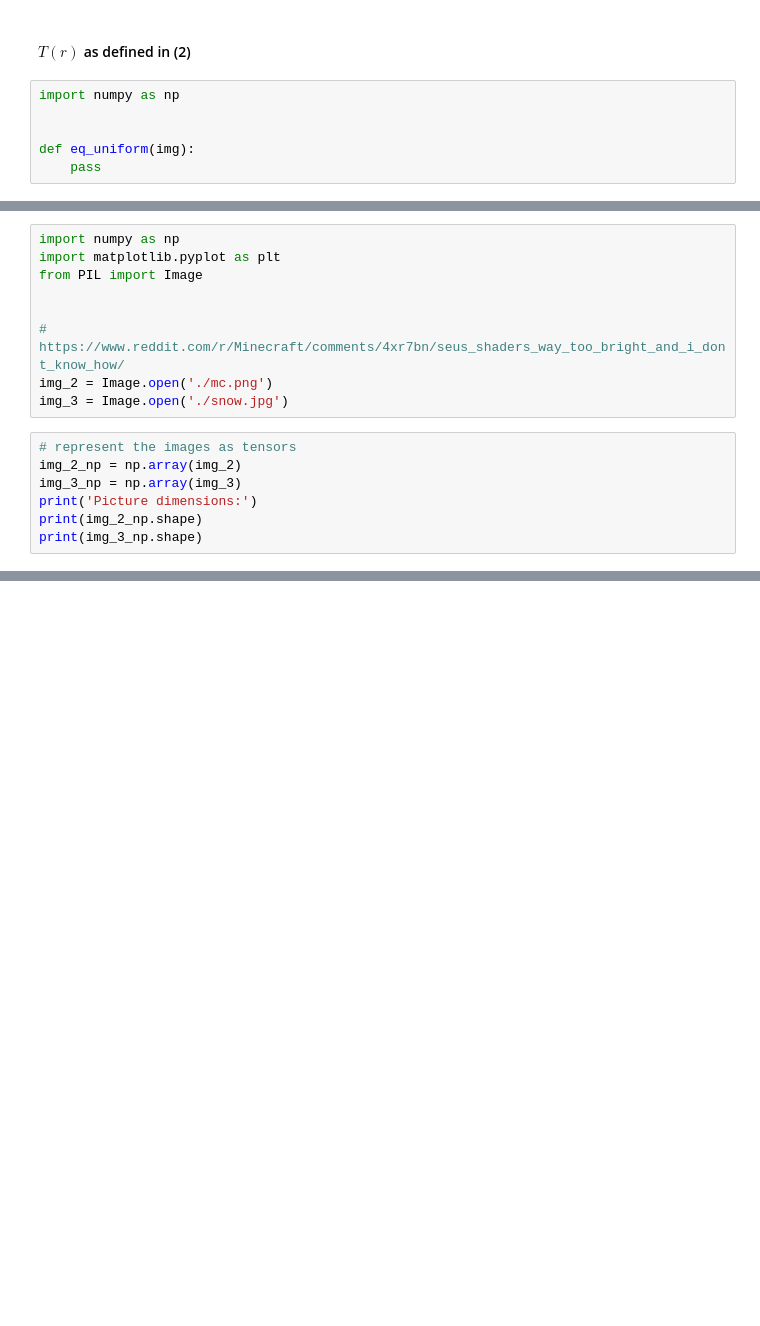
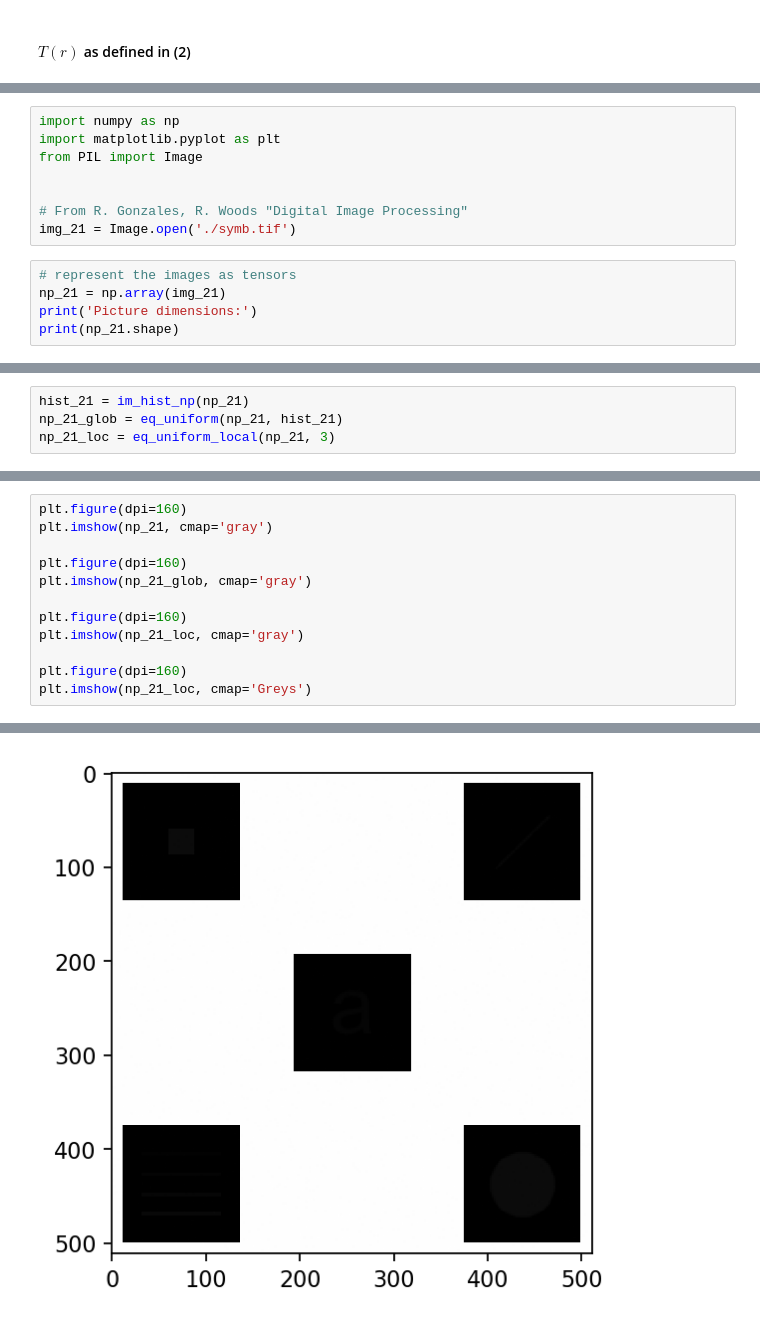
Before and after one commit to denisuzhva/Algorithms-of-Images-Analysis-and-Classification, a Jupyter notebook: Task2 - Histogram equalization/Histogram equalization.ipynb, the cells around one changed output, grey strips where cells are left out. Saved outputs shown, nothing was run; the diff lists cells and outputs as text; blank space fills up the shorter version.

```diff
--- a/Task2 - Histogram equalization/Histogram equalization.ipynb
+++ b/Task2 - Histogram equalization/Histogram equalization.ipynb
@@ -67,8 +91,2 @@ def im_hist(img, normalize=True):
 # %% [markdown]
 #### $T(r)$ as defined in (2)
-# %%
-import numpy as np
-
-
-def eq_uniform(img):
-    pass
@@ -78,15 +279,12 @@ import matplotlib.pyplot as plt
 from PIL import Image
 
 
-# https://www.reddit.com/r/Minecraft/comments/4xr7bn/seus_shaders_way_too_bright_and_i_dont_know_how/
-img_2 = Image.open('./mc.png')
-img_3 = Image.open('./snow.jpg')
+# From R. Gonzales, R. Woods "Digital Image Processing"
+img_21 = Image.open('./symb.tif')
 # %%
 # represent the images as tensors
-img_2_np = np.array(img_2)
-img_3_np = np.array(img_3)
+np_21 = np.array(img_21)
 print('Picture dimensions:')
-print(img_2_np.shape)
-print(img_3_np.shape)
+print(np_21.shape)
 # %% [output]
 Picture dimensions:
@@ -104,0 +294,4 @@ plt.show()
+# %%
+hist_21 = im_hist_np(np_21)
+np_21_glob = eq_uniform(np_21, hist_21)
+np_21_loc = eq_uniform_local(np_21, 3)
@@ -104,0 +300,13 @@ plt.show()
+# %%
+plt.figure(dpi=160)
+plt.imshow(np_21, cmap='gray')
+
+plt.figure(dpi=160)
+plt.imshow(np_21_glob, cmap='gray')
+
+plt.figure(dpi=160)
+plt.imshow(np_21_loc, cmap='gray')
+
+plt.figure(dpi=160)
+plt.imshow(np_21_loc, cmap='Greys')
+# %% [output]
@@ -104,0 +314 @@ plt.show()
+[figure, added]
```
Also changed, not shown: parts of 38 cells of this notebook, 7 other files.
